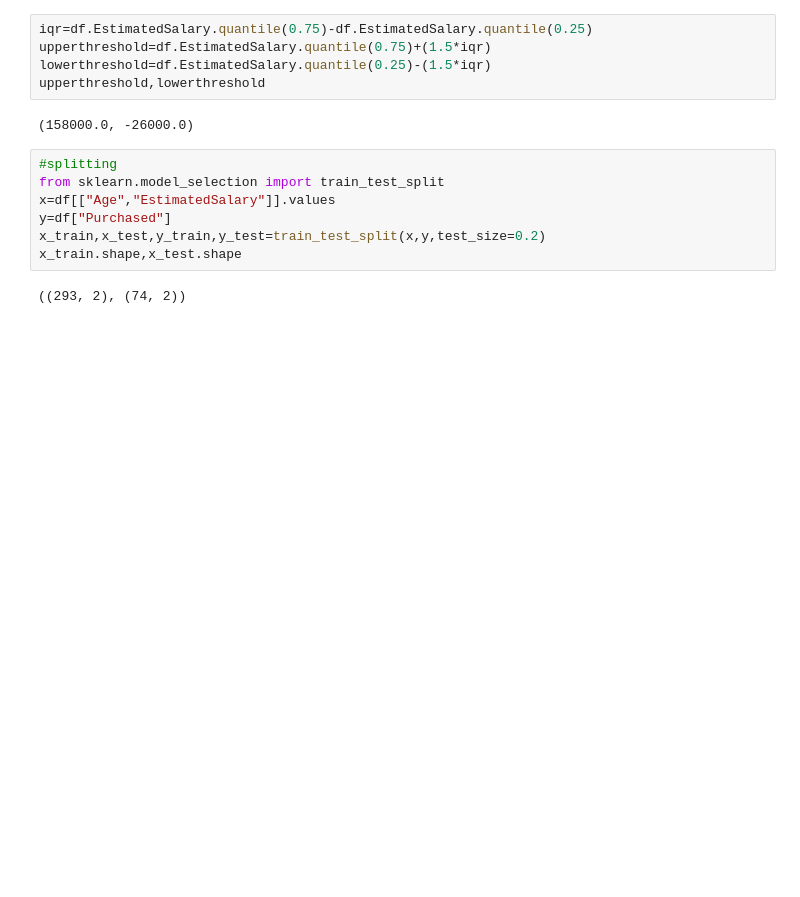
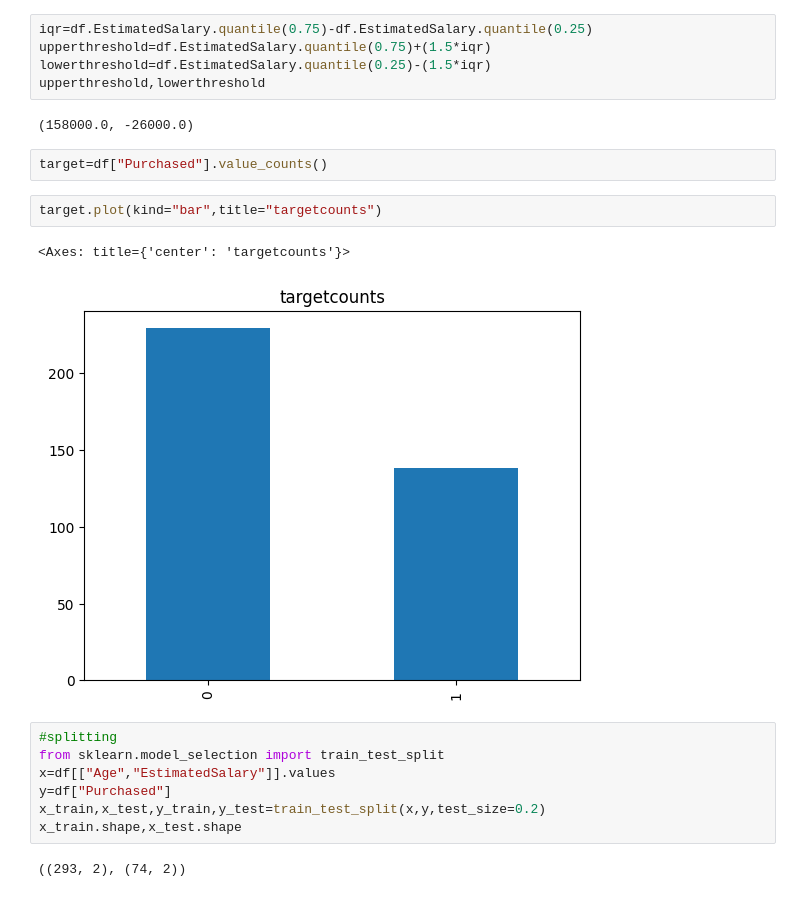
Before and after one commit to Prasanthsrinivas/Social_network_advertisements, a Jupyter notebook: Social_network_ads.ipynb, the cells around one changed output. Drawn from its saved outputs; the diff is of its cells as text; blank space fills up the shorter version.

```diff
--- a/Social_network_ads.ipynb
+++ b/Social_network_ads.ipynb
@@ -85,6 +124,13 @@ lowerthreshold=df.EstimatedSalary.quantile(0.25)-(1.5*iqr)
 upperthreshold,lowerthreshold
 # %% [output]
 (158000.0, -26000.0)
+# %%
+target=df["Purchased"].value_counts()
+# %%
+target.plot(kind="bar",title="targetcounts")
+# %% [output]
+<Axes: title={'center': 'targetcounts'}>
+[figure, added]
 # %%
 #splitting
 from sklearn.model_selection import train_test_split
```
Also changed, not shown: parts of 9 cells of this notebook.
